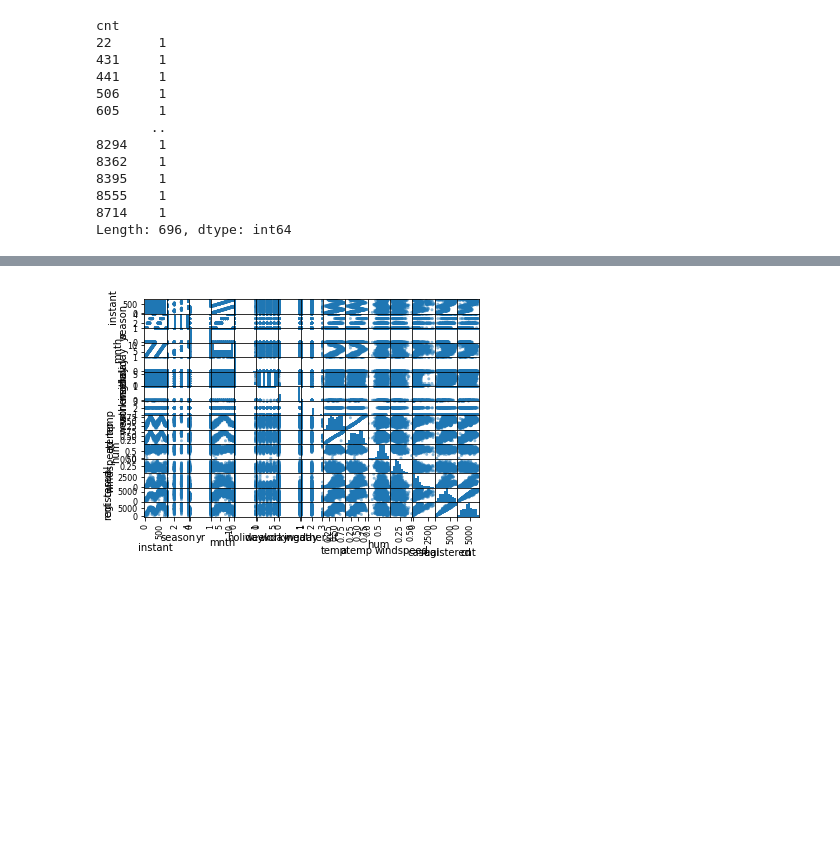
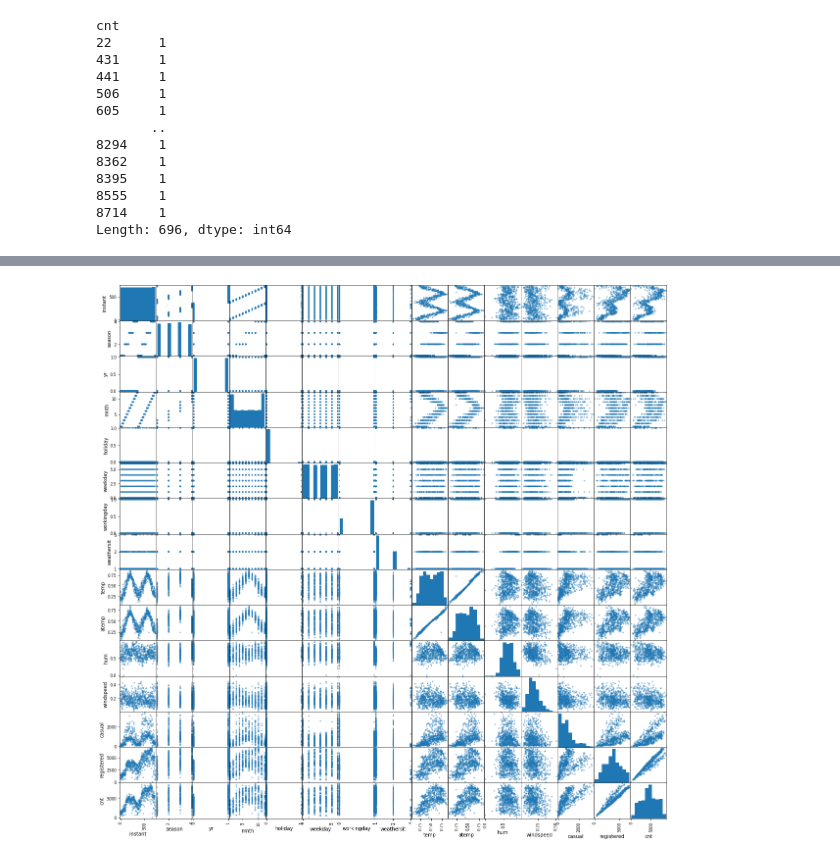
Before and after one commit to DanielCarrascoPerez/AAMD, a Jupyter notebook: lectura.ipynb, the cells around one changed output, grey strips where cells are left out. Saved outputs shown, nothing was run; the diff lists cells and outputs as text; code cells hidden in the pictures; blank space fills up the shorter version.

```diff
--- a/lectura.ipynb
+++ b/lectura.ipynb
@@ -68,7 +105,7 @@ pyplot.show()
 # %%
-scatter_matrix(dataset)
+scatter_matrix(dataset, figsize=(20,20))
 pyplot.show()
 # %% [output]
-[figure, old version]
+[figure, new version]
 # %%
 array = dataset.values
```
Also changed, not shown: parts of 22 cells of this notebook.
